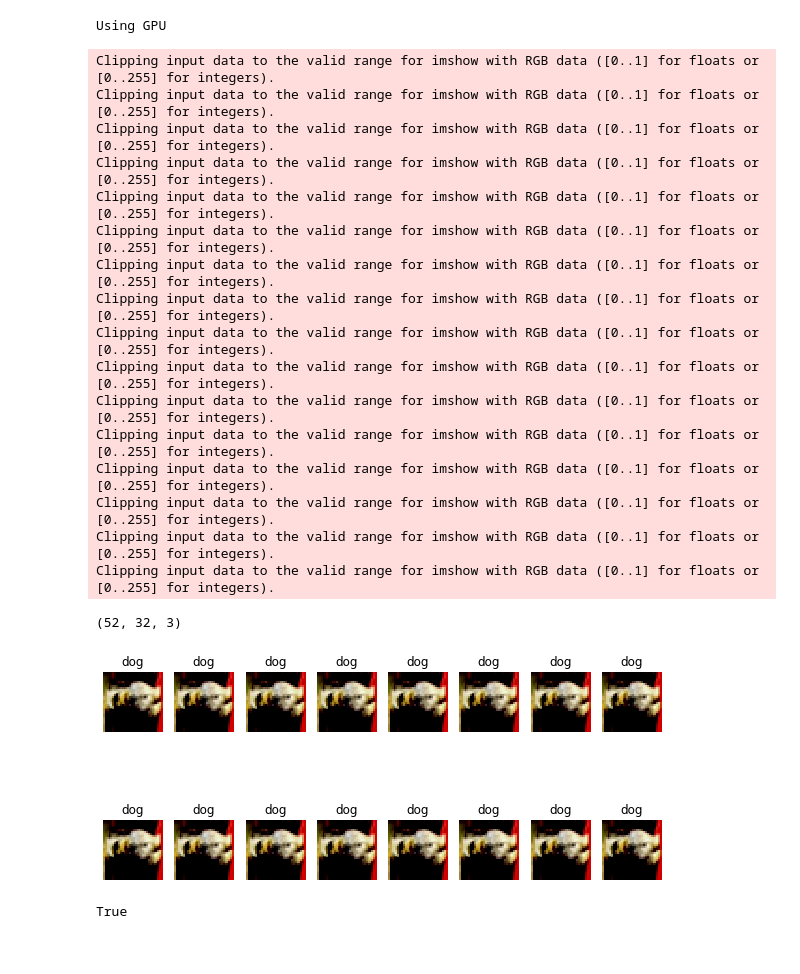
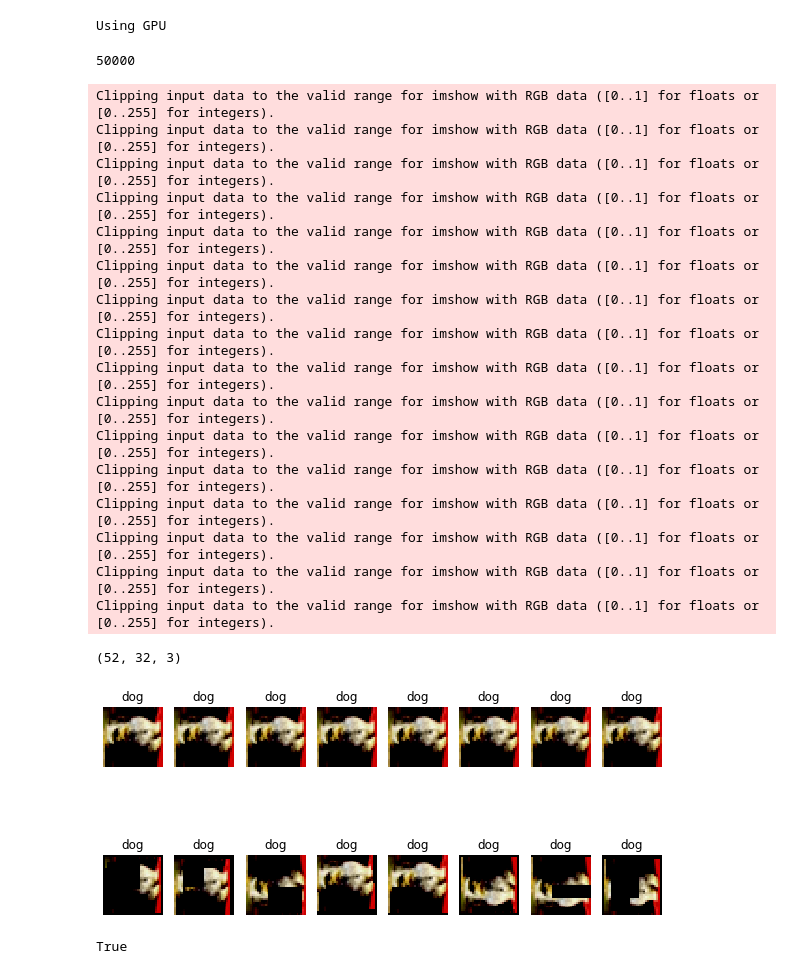
Before and after one commit to abf149/lab2-2022-abf149, a Jupyter notebook: workspace/lab2/lab2_sota_code.ipynb, the cells around one changed output. Drawn from its saved outputs; the diff is of its cells as text; code cells hidden in the pictures.

```diff
--- a/workspace/lab2/lab2_sota_code.ipynb
+++ b/workspace/lab2/lab2_sota_code.ipynb
@@ -43,11 +43,13 @@ train_images = np.load("dataset/train_data.npy")
 
 num_train = len(train_images)
 indices = list(range(num_train))
-split = 0
+split = 25000
 
 # shuffle data
-np.random.seed(8256)
-np.random.shuffle(indices)
+#np.random.seed(8256)
+#np.random.shuffle(indices)
+
+print(len(indices))
 
 train_idx, valid_idx = indices[split:], indices[:split]
 train_sampler = SubsetRandomSampler(train_idx)
@@ -61,7 +63,9 @@ class CIFAR10Dataset(Dataset):
     transform = transforms.Compose([
         #transforms.ToPILImage(),
         transforms.RandomAffine(0.5,translate=(0.05,0.05),scale=(0.9,1.1)),
-        transforms.RandomHorizontalFlip()
+        transforms.RandomHorizontalFlip(),
+        transforms.RandomErasing(),
+        transforms.RandomErasing()
         #transforms.RandomVerticalFlip()
         #transforms.ToTensor()
     ])
@@ -92,52 +96,53 @@ class CIFAR10Dataset(Dataset):
 
 
 
 trainset_noxform = CIFAR10Dataset(train_labels,train_images)
 trainset_noxform.apply_transform=False
 
 trainset_xform = CIFAR10Dataset(train_labels,train_images)
-trainset_xform.apply_transform=False
+trainset_xform.apply_transform=True
 
 trainloader = torch.utils.data.DataLoader(trainset_xform, batch_size=25, sampler=train_sampler, shuffle=False)
 
 validloader = torch.utils.data.DataLoader(trainset_noxform, batch_size=25, sampler=valid_sampler, shuffle=False)
 
 plt.figure(1, figsize=(10,5))
 
 print(np.transpose(torch.nn.functional.pad(trainset_noxform[0][0],(10,10), "reflect").numpy()).shape)
 
 # No transform
 for idx in range(8):
     plt.subplot(2,8,idx+1)
     plt.imshow(np.transpose(trainset_noxform[1][0].numpy()))
     plt.title("%s" % (class_names[train_labels[1]]))
     plt.axis('off')
 
 # Transform
 for idx in range(8):
     plt.subplot(2,8,idx+9)
     plt.imshow(np.transpose(trainset_xform[1][0].numpy()))
     plt.title("%s" % (class_names[train_labels[1]]))
     plt.axis('off')
 # %% [output]
-Clipping input data to the valid range for imshow with RGB data ([0..1] for floats or [0..255] for integers).
-Clipping input data to the valid range for imshow with RGB data ([0..1] for floats or [0..255] for integers).
-Clipping input data to the valid range for imshow with RGB data ([0..1] for floats or [0..255] for integers).
-Clipping input data to the valid range for imshow with RGB data ([0..1] for floats or [0..255] for integers).
-Clipping input data to the valid range for imshow with RGB data ([0..1] for floats or [0..255] for integers).
-Clipping input data to the valid range for imshow with RGB data ([0..1] for floats or [0..255] for integers).
-Clipping input data to the valid range for imshow with RGB data ([0..1] for floats or [0..255] for integers).
-Clipping input data to the valid range for imshow with RGB data ([0..1] for floats or [0..255] for integers).
-Clipping input data to the valid range for imshow with RGB data ([0..1] for floats or [0..255] for integers).
-Clipping input data to the valid range for imshow with RGB data ([0..1] for floats or [0..255] for integers).
-Clipping input data to the valid range for imshow with RGB data ([0..1] for floats or [0..255] for integers).
-Clipping input data to the valid range for imshow with RGB data ([0..1] for floats or [0..255] for integers).
-Clipping input data to the valid range for imshow with RGB data ([0..1] for floats or [0..255] for integers).
-Clipping input data to the valid range for imshow with RGB data ([0..1] for floats or [0..255] for integers).
-Clipping input data to the valid range for imshow with RGB data ([0..1] for floats or [0..255] for integers).
-Clipping input data to the valid range for imshow with RGB data ([0..1] for floats or [0..255] for integers).
+50000
-(52, 32, 3)
+Clipping input data to the valid range for imshow with RGB data ([0..1] for floats or [0..255] for integers).
+Clipping input data to the valid range for imshow with RGB data ([0..1] for floats or [0..255] for integers).
+Clipping input data to the valid range for imshow with RGB data ([0..1] for floats or [0..255] for integers).
+Clipping input data to the valid range for imshow with RGB data ([0..1] for floats or [0..255] for integers).
+Clipping input data to the valid range for imshow with RGB data ([0..1] for floats or [0..255] for integers).
+Clipping input data to the valid range for imshow with RGB data ([0..1] for floats or [0..255] for integers).
+Clipping input data to the valid range for imshow with RGB data ([0..1] for floats or [0..255] for integers).
+Clipping input data to the valid range for imshow with RGB data ([0..1] for floats or [0..255] for integers).
+Clipping input data to the valid range for imshow with RGB data ([0..1] for floats or [0..255] for integers).
+Clipping input data to the valid range for imshow with RGB data ([0..1] for floats or [0..255] for integers).
+Clipping input data to the valid range for imshow with RGB data ([0..1] for floats or [0..255] for integers).
+Clipping input data to the valid range for imshow with RGB data ([0..1] for floats or [0..255] for integers).
+Clipping input data to the valid range for imshow with RGB data ([0..1] for floats or [0..255] for integers).
+Clipping input data to the valid range for imshow with RGB data ([0..1] for floats or [0..255] for integers).
+Clipping input data to the valid range for imshow with RGB data ([0..1] for floats or [0..255] for integers).
+Clipping input data to the valid range for imshow with RGB data ([0..1] for floats or [0..255] for integers).
+(52, 32, 3)
-[figure, old version]
+[figure, new version]
 # %%
 np.any(trainset_noxform[0][0].numpy()>0)
 # %% [output]
```
Also changed, not shown: parts of 6 cells of this notebook, 5 other files.
